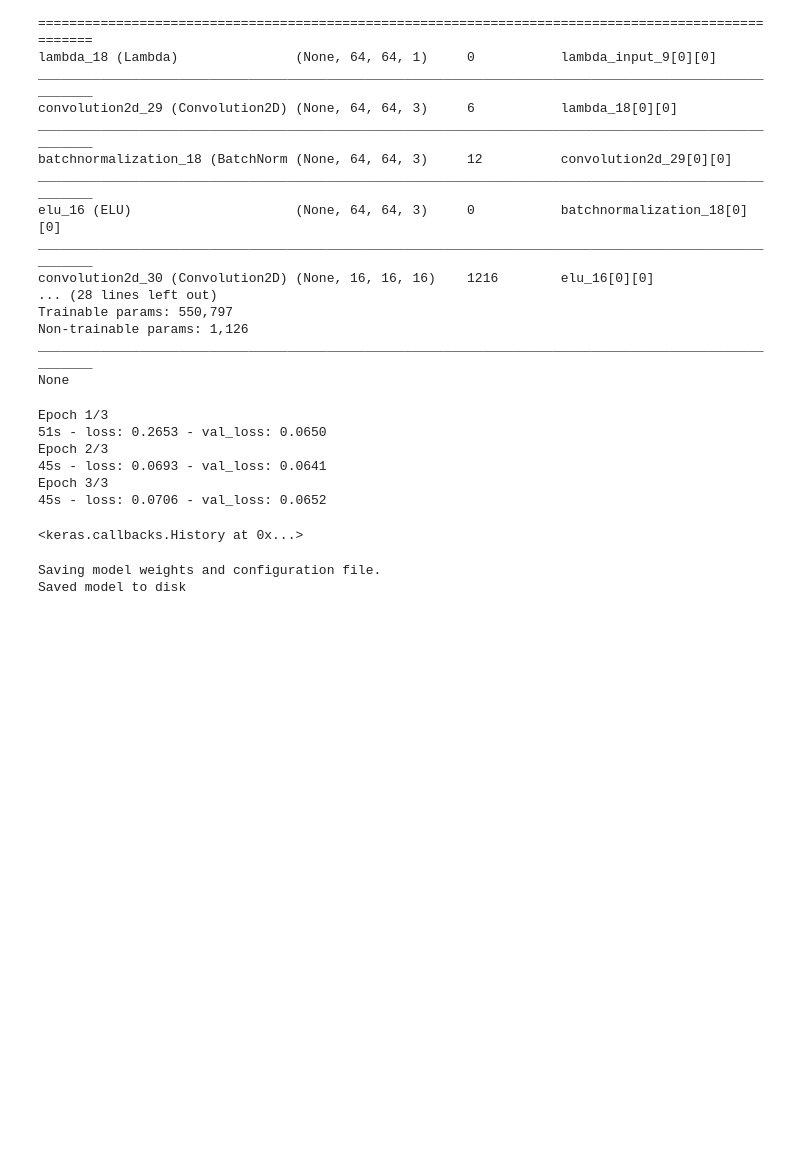
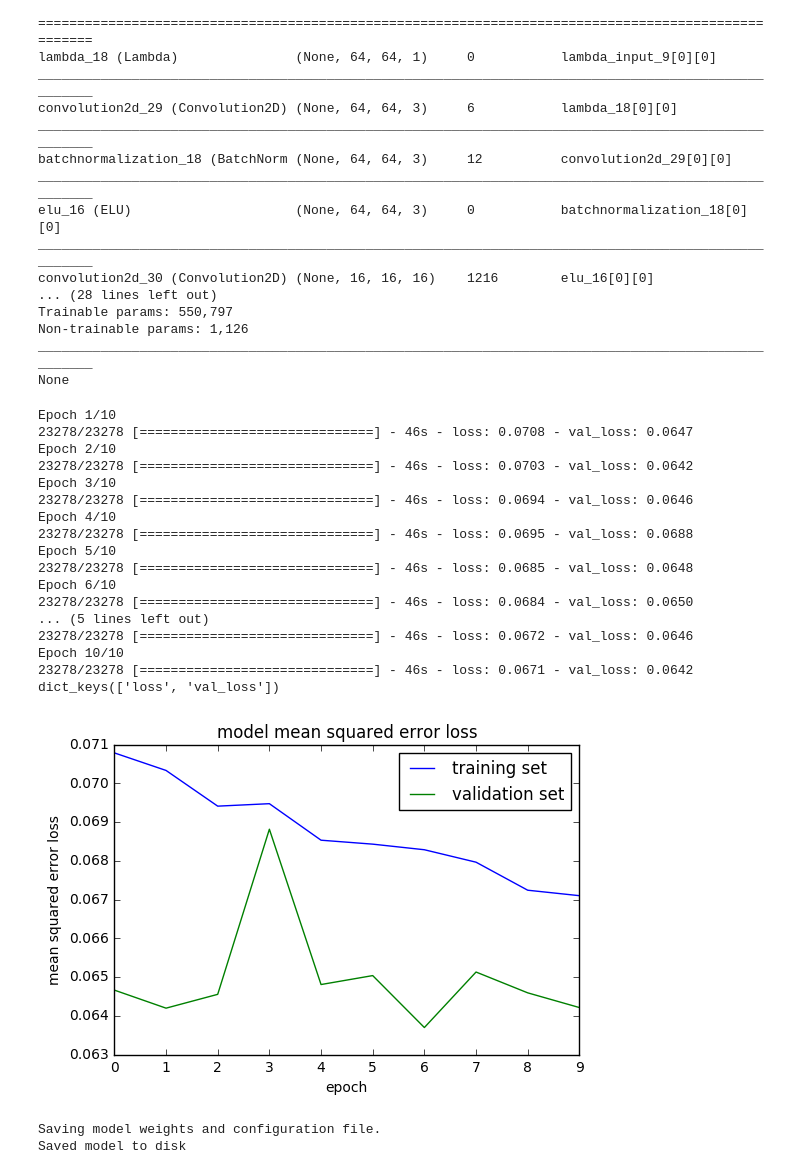
Before and after one commit to adarshakb/CarND-Behavioral-Cloning-P3, a Jupyter notebook: Model.ipynb, the cells around one changed output. Drawn from its saved outputs; the diff is of its cells as text; code cells hidden in the pictures; blank space fills up the shorter version.

```diff
--- a/Model.ipynb
+++ b/Model.ipynb
@@ -359,26 +359,37 @@ ________________________________________________________________________________
 None
 # %%
 
-history_object = model.fit_generator(train_generator, samples_per_epoch= len(train_samples), validation_data=validation_generator, nb_val_samples=len(validation_samples), nb_epoch=3,verbose = 1)
+history_object = model.fit_generator(train_generator, samples_per_epoch= len(train_samples), validation_data=validation_generator, nb_val_samples=len(validation_samples), nb_epoch=10,verbose = 1)
 ### print the keys contained in the history object
 print(history_object.history.keys())
 
 ### plot the training and validation loss for each epoch
 plt.plot(history_object.history['loss'])
 plt.plot(history_object.history['val_loss'])
 plt.title('model mean squared error loss')
 plt.ylabel('mean squared error loss')
 plt.xlabel('epoch')
 plt.legend(['training set', 'validation set'], loc='upper right')
 plt.show()
 # %% [output]
-Epoch 1/3
-51s - loss: 0.2653 - val_loss: 0.0650
-Epoch 2/3
-45s - loss: 0.0693 - val_loss: 0.0641
-Epoch 3/3
-45s - loss: 0.0706 - val_loss: 0.0652
+Epoch 1/10
+23278/23278 [==============================] - 46s - loss: 0.0708 - val_loss: 0.0647
+Epoch 2/10
+23278/23278 [==============================] - 46s - loss: 0.0703 - val_loss: 0.0642
+Epoch 3/10
+23278/23278 [==============================] - 46s - loss: 0.0694 - val_loss: 0.0646
+Epoch 4/10
+23278/23278 [==============================] - 46s - loss: 0.0695 - val_loss: 0.0688
+Epoch 5/10
+23278/23278 [==============================] - 46s - loss: 0.0685 - val_loss: 0.0648
+Epoch 6/10
+23278/23278 [==============================] - 46s - loss: 0.0684 - val_loss: 0.0650
+... (5 lines left out)
+23278/23278 [==============================] - 46s - loss: 0.0672 - val_loss: 0.0646
+Epoch 10/10
+23278/23278 [==============================] - 46s - loss: 0.0671 - val_loss: 0.0642
+dict_keys(['loss', 'val_loss'])
-<keras.callbacks.History at 0x...>
+[figure, added]
 # %%
 
 from keras.callbacks import ModelCheckpoint
```
Also changed, not shown: parts of 1 cell of this notebook, 1 other file.
